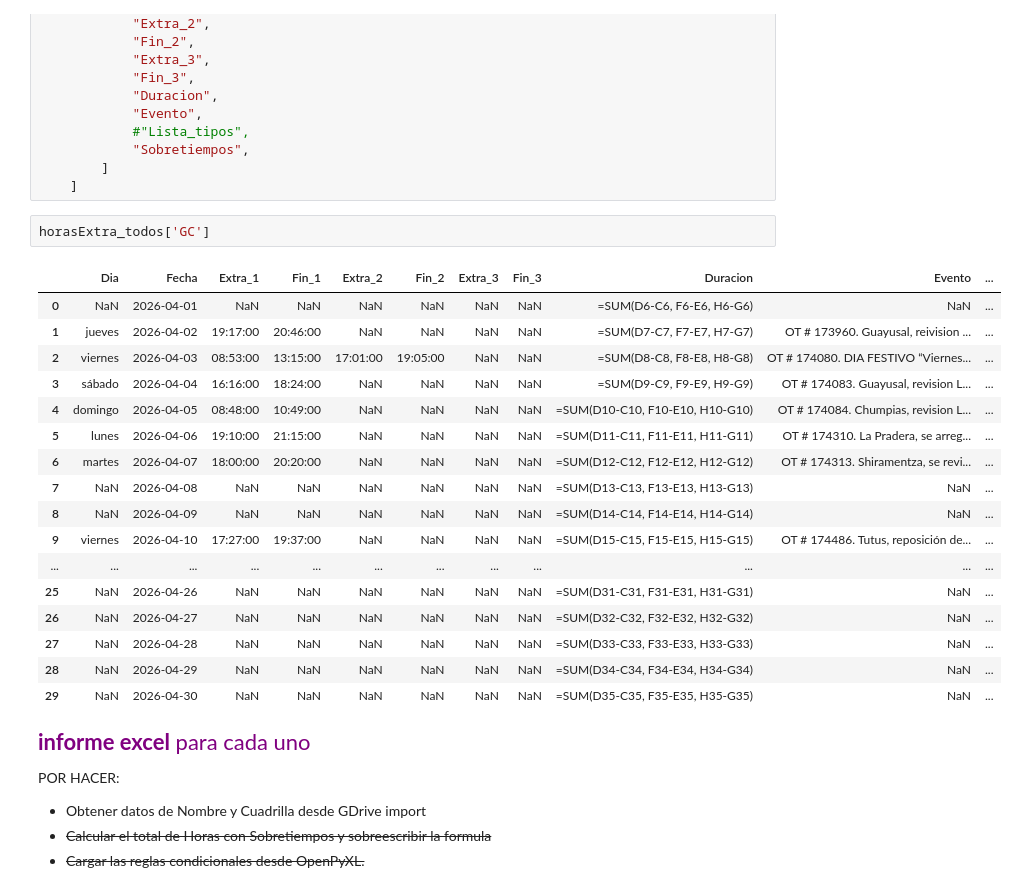
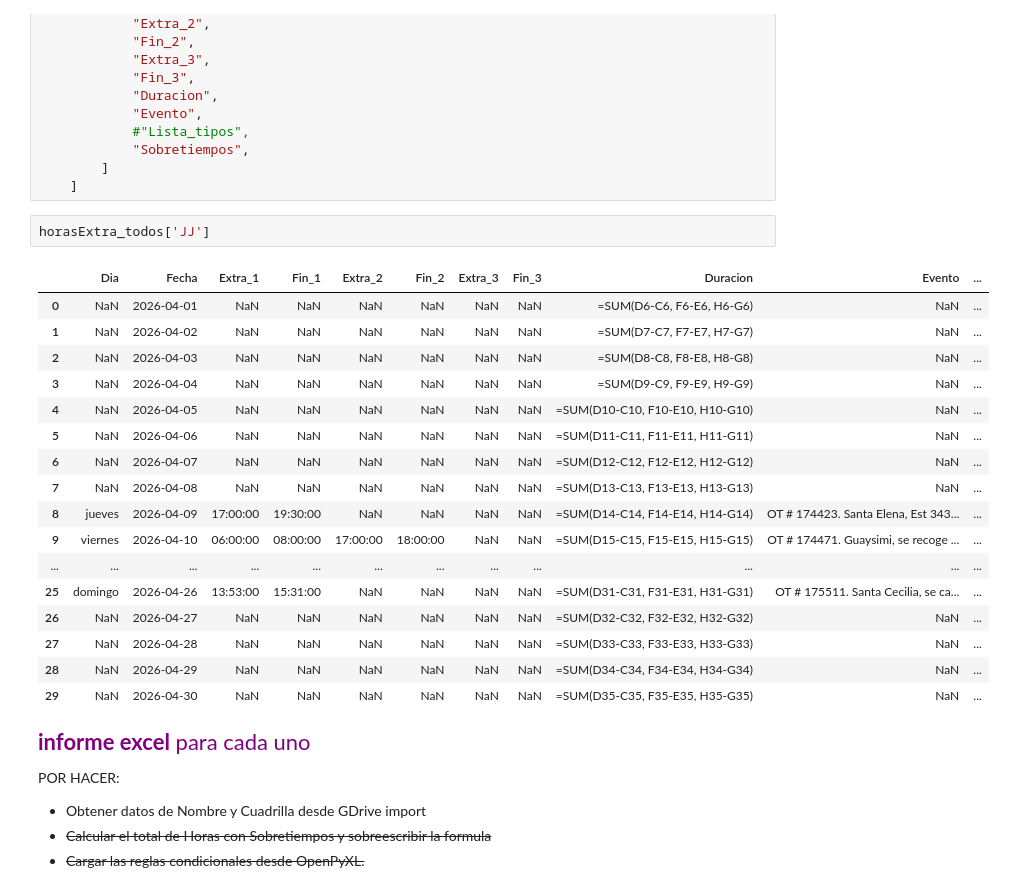
Before and after one commit to ernestopalacios/ordenes_de_trabajo, a Jupyter notebook: 04_DataLake.ipynb, the cells around one changed output. Saved outputs shown, nothing was run; the diff lists cells and outputs as text.

Commit message:
Checkpoint - 27 abril - falta marca de agua en PDF y reogranizar la Generacion de Horas Extra

```diff
--- a/04_DataLake.ipynb
+++ b/04_DataLake.ipynb
@@ -1215,21 +1211,21 @@ for person in unique_responsables:
         ]
     ]
 # %%
-horasExtra_todos['GC']
+horasExtra_todos['JJ']
 # %% [output]
 |  | Dia | Fecha | Extra_1 | Fin_1 | Extra_2 | Fin_2 | Extra_3 | Fin_3 | Duracion | Evento | ... |
 | 0 | NaN | 2026-04-01 | NaN | NaN | NaN | NaN | NaN | NaN | =SUM(D6-C6, F6-E6, H6-G6) | NaN | ... |
-| 1 | jueves | 2026-04-02 | 19:17:00 | 20:46:00 | NaN | NaN | NaN | NaN | =SUM(D7-C7, F7-E7, H7-G7) | OT # 173960. Guayusal, reivision ... | ... |
-| 2 | viernes | 2026-04-03 | 08:53:00 | 13:15:00 | 17:01:00 | 19:05:00 | NaN | NaN | =SUM(D8-C8, F8-E8, H8-G8) | OT # 174080. DIA FESTIVO “Viernes... | ... |
-| 3 | sábado | 2026-04-04 | 16:16:00 | 18:24:00 | NaN | NaN | NaN | NaN | =SUM(D9-C9, F9-E9, H9-G9) | OT # 174083. Guayusal, revision L... | ... |
-| 4 | domingo | 2026-04-05 | 08:48:00 | 10:49:00 | NaN | NaN | NaN | NaN | =SUM(D10-C10, F10-E10, H10-G10) | OT # 174084. Chumpias, revision L... | ... |
-| 5 | lunes | 2026-04-06 | 19:10:00 | 21:15:00 | NaN | NaN | NaN | NaN | =SUM(D11-C11, F11-E11, H11-G11) | OT # 174310. La Pradera, se arreg... | ... |
-| 6 | martes | 2026-04-07 | 18:00:00 | 20:20:00 | NaN | NaN | NaN | NaN | =SUM(D12-C12, F12-E12, H12-G12) | OT # 174313. Shiramentza, se revi... | ... |
+| 1 | NaN | 2026-04-02 | NaN | NaN | NaN | NaN | NaN | NaN | =SUM(D7-C7, F7-E7, H7-G7) | NaN | ... |
+| 2 | NaN | 2026-04-03 | NaN | NaN | NaN | NaN | NaN | NaN | =SUM(D8-C8, F8-E8, H8-G8) | NaN | ... |
+| 3 | NaN | 2026-04-04 | NaN | NaN | NaN | NaN | NaN | NaN | =SUM(D9-C9, F9-E9, H9-G9) | NaN | ... |
+| 4 | NaN | 2026-04-05 | NaN | NaN | NaN | NaN | NaN | NaN | =SUM(D10-C10, F10-E10, H10-G10) | NaN | ... |
+| 5 | NaN | 2026-04-06 | NaN | NaN | NaN | NaN | NaN | NaN | =SUM(D11-C11, F11-E11, H11-G11) | NaN | ... |
+| 6 | NaN | 2026-04-07 | NaN | NaN | NaN | NaN | NaN | NaN | =SUM(D12-C12, F12-E12, H12-G12) | NaN | ... |
 | 7 | NaN | 2026-04-08 | NaN | NaN | NaN | NaN | NaN | NaN | =SUM(D13-C13, F13-E13, H13-G13) | NaN | ... |
-| 8 | NaN | 2026-04-09 | NaN | NaN | NaN | NaN | NaN | NaN | =SUM(D14-C14, F14-E14, H14-G14) | NaN | ... |
-| 9 | viernes | 2026-04-10 | 17:27:00 | 19:37:00 | NaN | NaN | NaN | NaN | =SUM(D15-C15, F15-E15, H15-G15) | OT # 174486. Tutus, reposición de... | ... |
+| 8 | jueves | 2026-04-09 | 17:00:00 | 19:30:00 | NaN | NaN | NaN | NaN | =SUM(D14-C14, F14-E14, H14-G14) | OT # 174423. Santa Elena, Est 343... | ... |
+| 9 | viernes | 2026-04-10 | 06:00:00 | 08:00:00 | 17:00:00 | 18:00:00 | NaN | NaN | =SUM(D15-C15, F15-E15, H15-G15) | OT # 174471. Guaysimi, se recoge ... | ... |
 | ... | ... | ... | ... | ... | ... | ... | ... | ... | ... | ... | ... |
-| 25 | NaN | 2026-04-26 | NaN | NaN | NaN | NaN | NaN | NaN | =SUM(D31-C31, F31-E31, H31-G31) | NaN | ... |
+| 25 | domingo | 2026-04-26 | 13:53:00 | 15:31:00 | NaN | NaN | NaN | NaN | =SUM(D31-C31, F31-E31, H31-G31) | OT # 175511. Santa Cecilia, se ca... | ... |
 | 26 | NaN | 2026-04-27 | NaN | NaN | NaN | NaN | NaN | NaN | =SUM(D32-C32, F32-E32, H32-G32) | NaN | ... |
 | 27 | NaN | 2026-04-28 | NaN | NaN | NaN | NaN | NaN | NaN | =SUM(D33-C33, F33-E33, H33-G33) | NaN | ... |
 | 28 | NaN | 2026-04-29 | NaN | NaN | NaN | NaN | NaN | NaN | =SUM(D34-C34, F34-E34, H34-G34) | NaN | ... |
```
Also changed, not shown: parts of 8 cells of this notebook, 10 other files.
